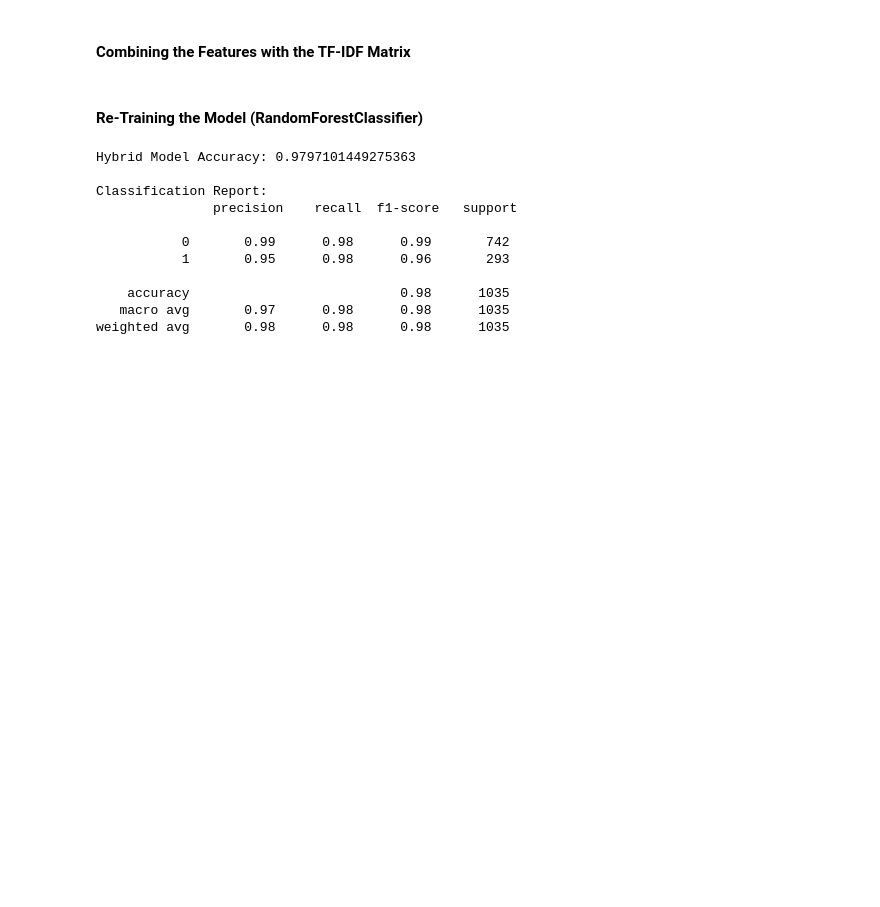
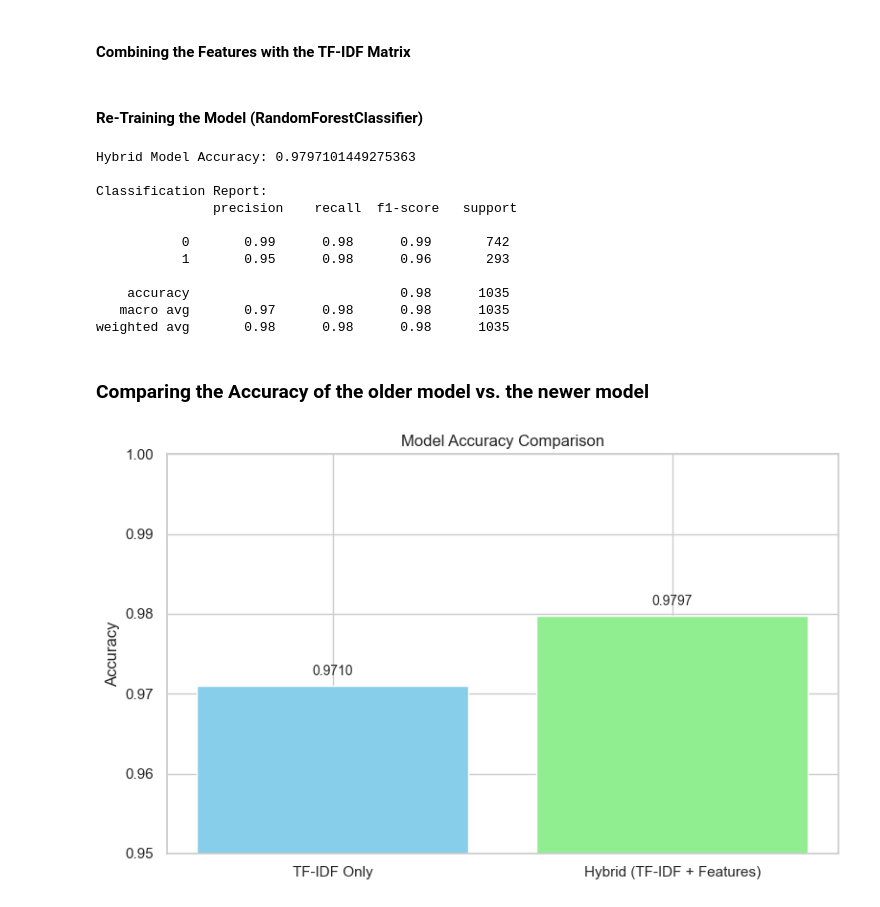
Before and after one commit to BarraHarrison/Spam-Detection, a Jupyter notebook: main.ipynb, the cells around one changed output. Cells and saved outputs as stored; diff of their text form; code cells hidden in the pictures; blank space fills up the shorter version.

Commit message:
Finished the Data Analysis comparing the older vs. newer models

```diff
--- a/main.ipynb
+++ b/main.ipynb
@@ -677,3 +677,31 @@ Classification Report:
 weighted avg       0.98      0.98      0.98      1035
 # %%
 # The Feature Engineering improved the Model Accuracy: Hybrid Model Accuracy: 0.9797 (≈ 98%)
+# %% [markdown]
+### Comparing the Accuracy of the older model vs. the newer model
+# %%
+accuracy_tfidf_only = 0.971  # Original TF-IDF model accuracy (RandomForest)
+accuracy_hybrid = 0.9797     # New hybrid model accuracy
+# %%
+import matplotlib.pyplot as plt
+
+# Labels and values
+model_names = ['TF-IDF Only', 'Hybrid (TF-IDF + Features)']
+accuracies = [accuracy_tfidf_only, accuracy_hybrid]
+
+# Plot
+plt.figure(figsize=(8, 5))
+bars = plt.bar(model_names, accuracies, color=['skyblue', 'lightgreen'])
+plt.ylim(0.95, 1.0)
+plt.ylabel('Accuracy')
+plt.title('Model Accuracy Comparison')
+
+# Annotate values on bars
+for bar in bars:
+    height = bar.get_height()
+    plt.text(bar.get_x() + bar.get_width()/2.0, height + 0.001, f'{height:.4f}', ha='center', va='bottom', fontsize=10)
+
+plt.tight_layout()
+plt.show()
+# %% [output]
+[figure, added]
```
